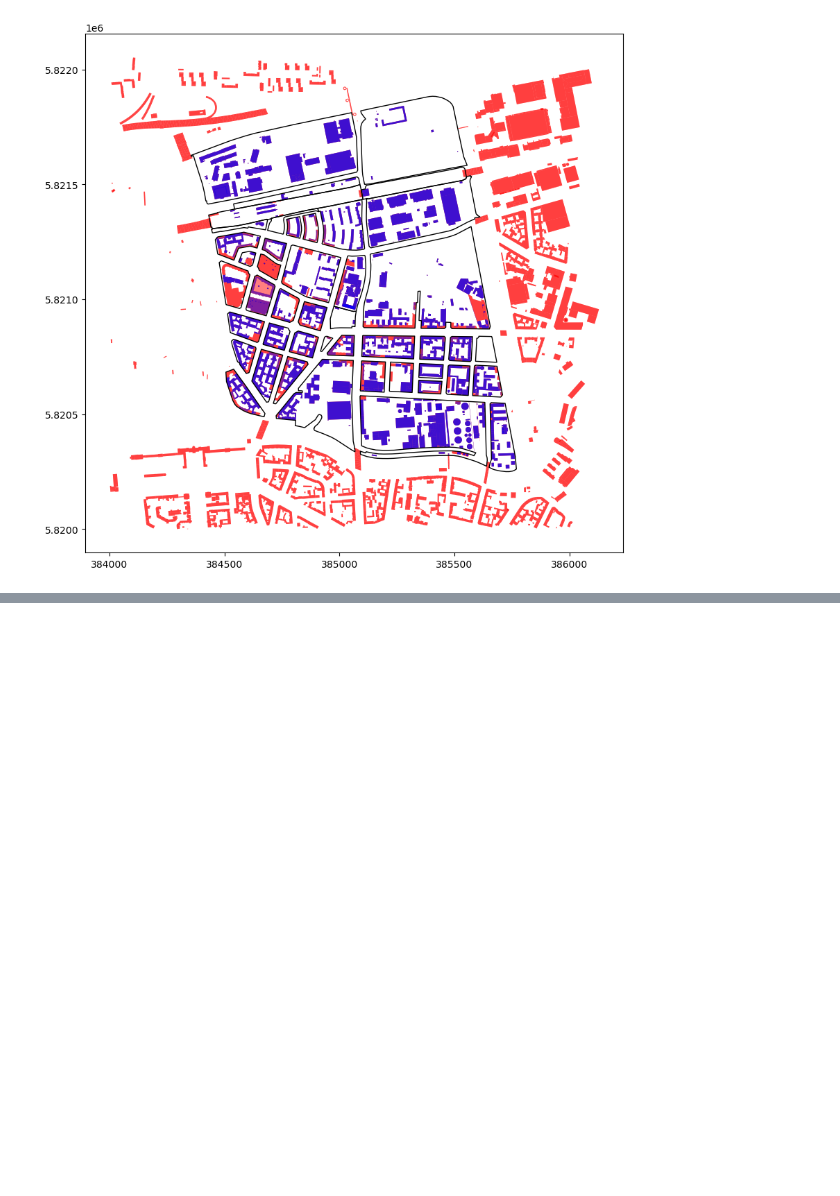
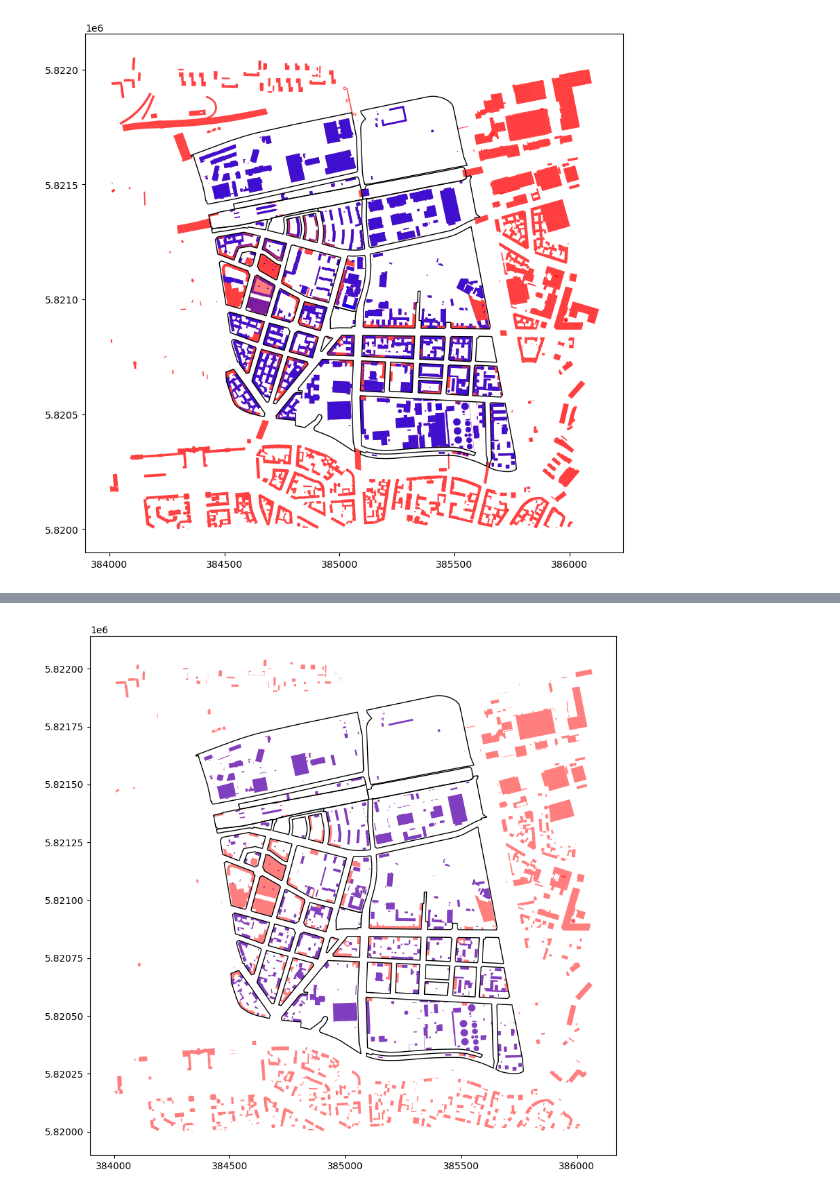
Before and after one commit to TUB-DVG/TECDEM, a Jupyter notebook: experiments/92a_ModelUpdatedGML.ipynb, the cells around one changed output, grey strips where cells are left out. Cells and saved outputs as stored; diff of their text form; code cells hidden in the pictures; blank space fills up the shorter version.

```diff
--- a/experiments/92a_ModelUpdatedGML.ipynb
+++ b/experiments/92a_ModelUpdatedGML.ipynb
@@ -200,0 +347,98 @@ The result has been saved to 'buildings_within_blocks.csv'. Here is a preview:
+# %%
+import os
+import xml.etree.ElementTree as ET
+from shapely import geometry as geom
+import geopandas as gpd
+import matplotlib.pyplot as plt
+from shapely.ops import unary_union
+
+# Define namespaces
+ns = {
+    'bldg': 'http://www.opengis.net/citygml/building/2.0',
+    'gml': 'http://www.opengis.net/gml'
+}
+
+# Function to extract ground surface geometries along with their IDs
+def extract_ground_surfaces_with_ids(gml_file):
+    ground_surfaces = []
+
+    # Parse the GML file
+    tree = ET.parse(gml_file)
+    root = tree.getroot()
+
+    # Function to process ground surfaces
+    def process_ground_surfaces(element, building_id):
+        try:
+            for gs_node in element.find('.//{*}GroundSurface', ns):
+                pos_tags = gs_node.findall('.//gml:pos', ns)
+                if pos_tags:
+                    try:
+                        polygon_data_str = [pos.text.strip() for pos in pos_tags]
+                        polygon_data_flattened = [float(num) for elem in polygon_data_str for num in elem.split()]
+                        coords = [(polygon_data_flattened[i], polygon_data_flattened[i+1]) for i in range(0, len(polygon_data_flattened), 3)]
+                        polygon = geom.Polygon(coords)
+                        ground_surfaces.append({'geometry': polygon, 'gml_id': building_id})
+                    except Exception as e:
+                        print(f"Error creating polygon for pos: {e}")
+                else:
+                    for geom_elem in gs_node.findall('.//gml:posList', ns):
+                        pos_list = geom_elem.text.split()
+                        if len(pos_list) % 3 != 0:
+                            print(f"Warning: posList does not contain triplets of coordinates: {pos_list}")
+                            continue
+                        try:
+                            coords = [(float(pos_list[i]), float(pos_list[i+1])) for i in range(0, len(pos_list), 3)]
+                            polygon = geom.Polygon(coords)
+                            ground_surfaces.append({'geometry': polygon, 'gml_id': building_id})
+                        except Exception as e:
+                            print(f"Error creating polygon for posList: {e}")
+        except TypeError:
+            print("No GroundSurface found")
+
+    # Process buildings and their parts
+    for building in root.findall('.//{*}Building'):
+        building_id = building.get('{http://www.opengis.net/gml}id')
+        process_ground_surfaces(building, building_id)
+
+        # Process building parts
+        # That might be the error
+        for part in building.findall('.//bldg:BuildingPart', ns):
+            part_id = part.get('{http://www.opengis.net/gml}id')
+            process_ground_surfaces(part, part_id)
+
+    return ground_surfaces
+
+# Example usage
+list_ground_surfaces = []
+for gml_file in gml_files:
+    module_path = os.path.abspath(os.path.join('..'))
+    gml_file_path = os.path.join(module_path, 'data', 'examples', 'gml_data', gml_file)
+    ground_surfaces = extract_ground_surfaces_with_ids(gml_file_path)
+    list_ground_surfaces.extend(ground_surfaces)  # Use extend to flatten the list
+
+# Check if we have extracted any ground surfaces
+if not list_ground_surfaces:
+    print("No ground surfaces were extracted from the GML files.")
+else:
+    # Convert to GeoDataFrame
+    ground_surfaces_gdf = gpd.GeoDataFrame(list_ground_surfaces, crs=blocks_gdf.crs)
+
+    # Merge ground surfaces by building id
+    merged_ground_surfaces = ground_surfaces_gdf.dissolve(by='gml_id')
+
+    # Check if ground surfaces are within blocks
+    within_blocks = gpd.sjoin(merged_ground_surfaces, blocks_gdf, how='inner', predicate='within')
+
+    # Save the result to a CSV file
+    aux_path = os.path.join(module_path, 'data', 'examples', 'gml_data', 'ground_surfaces_within_blocks.csv')
+    within_blocks.to_csv(aux_path, index=False)
+    print("The result has been saved to 'ground_surfaces_within_blocks.csv'. Here is a preview:")
+    print(within_blocks.head())
+
+    # Optional: Plotting the results for visual inspection
+    fig, ax = plt.subplots(figsize=(10, 10))
+    blocks_gdf.boundary.plot(ax=ax, linewidth=1, edgecolor='black')
+    merged_ground_surfaces.plot(ax=ax, color='red', alpha=0.5)
+    within_blocks.plot(ax=ax, color='blue', alpha=0.5)
+    plt.show()
+# %% [output]
@@ -200,0 +462 @@ The result has been saved to 'buildings_within_blocks.csv'. Here is a preview:
+[figure, added]
```
Also changed, not shown: parts of 15 cells of this notebook.
